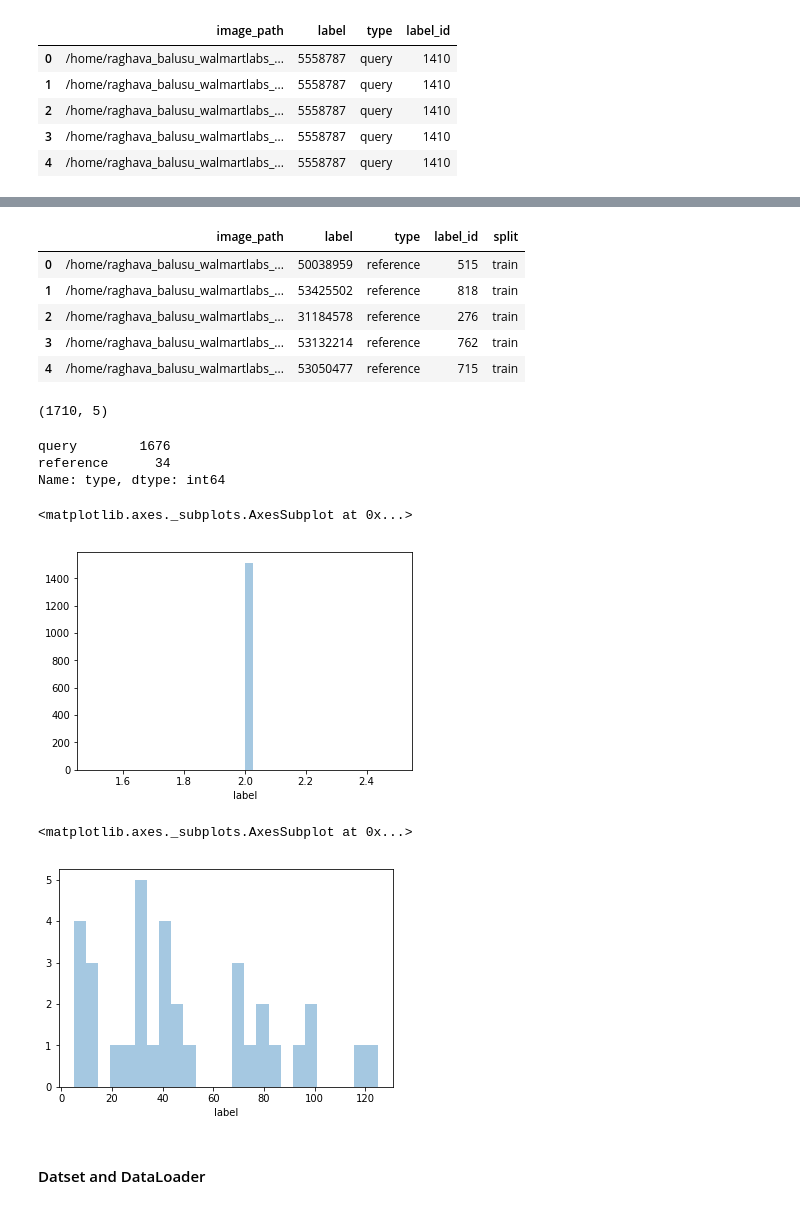
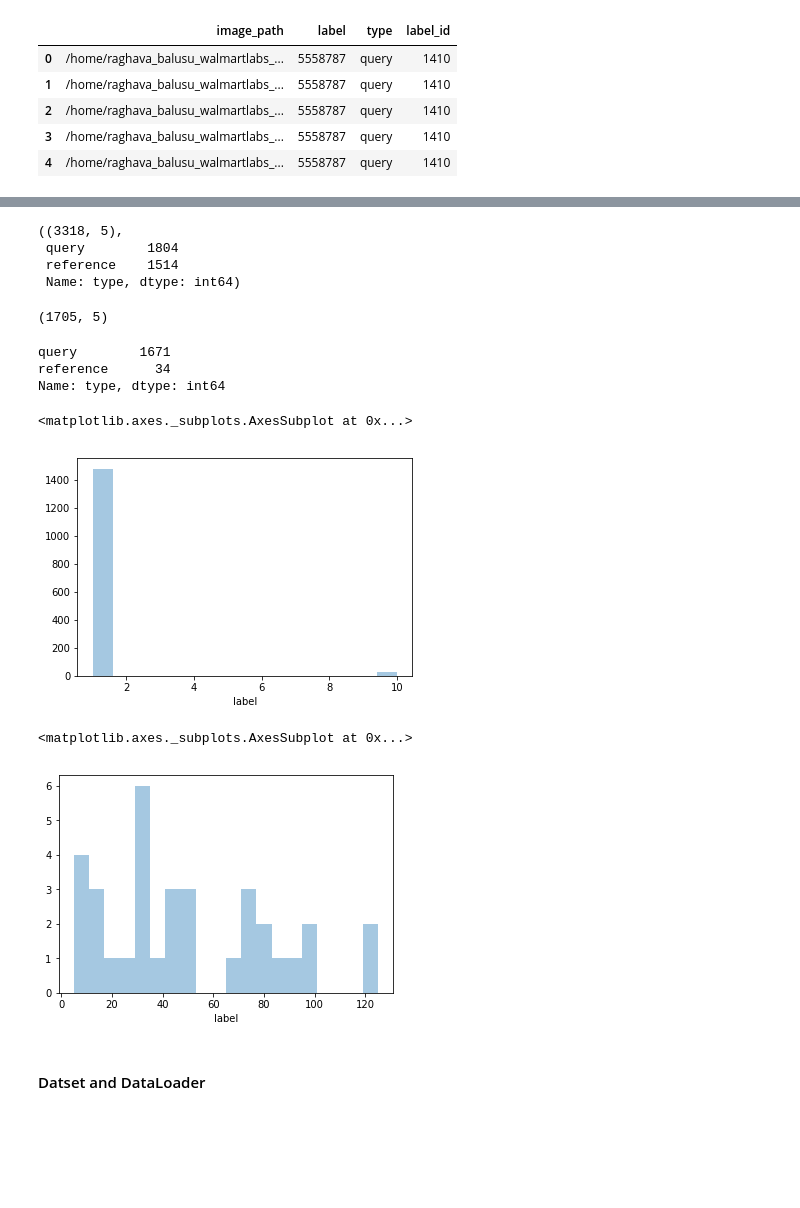
Before and after one commit to raghavab1992/protonet-fine-grained-clf, a Jupyter notebook: app/whale/BrainCorpDataset_ProtoNet.ipynb, the cells around one changed output, grey strips where cells are left out. Drawn from its saved outputs; the diff is of its cells as text; code cells hidden in the pictures; blank space fills up the shorter version.

Commit message:
training with 10 query images and changed NSHOT sampler to replace=True if enuf query images are not available

```diff
--- a/app/whale/BrainCorpDataset_ProtoNet.ipynb
+++ b/app/whale/BrainCorpDataset_ProtoNet.ipynb
@@ -75,6 +75,9 @@ query_df['label'] = query_df.label.map(lambda x : item_mapping[x])
 query_df['type'] = 'query'
 query_df['label_id'] = le.transform(query_df.label.values)
 
+query_df.drop_duplicates(inplace=True)
+query_df.drop(query_df[query_df.image_path =='/home/raghava_balusu_walmartlabs_com/Work/oneshotml/data/braincorp_data/query_images/SamsClub6235_031020_074323_818345_4.jpg'].index.values, axis=0, inplace=True)
+query_df.reset_index(drop=True, inplace=True)
 query_df.head()
 # %% [output]
 |  | image_path | label | type | label_id |
@@ -114 +119,4 @@ test_labels = list(img_df[img_df['type'] == 'query']['label'].unique())
+# %%
+trn_qimgs = qdf.groupby('label').apply(lambda x: x[:10]).reset_index(drop=True).image_path.values
+trn_qlabels = qdf[qdf.image_path.isin(trn_qimgs)].label.values
 # %%
@@ -121,7 +129,8 @@ img_df['split'] = 'train'
 # img_df.loc[img_df.label.isin(test_labels), 'split'] = 'valid'
 
 # For including all ref images in training and query images in valid; Will ad reference images in valid later
-img_df.loc[(img_df.label.isin(test_labels)) & (img_df.type == 'query'), 'split'] = 'valid'
+img_df.loc[img_df.type == 'query', 'split'] = 'valid'
+img_df.loc[(img_df.image_path.isin(trn_qimgs)) & (img_df.type == 'query'), 'split'] = 'train'
 # %%
 img_df.split.value_counts()
 # %% [output]
@@ -136,38 +146,36 @@ trn_df = trn_df.append([temp, temp], ignore_index=True).reset_index(drop=True)
-# %%
-trn_df.head()
-# %% [output]
-|  | image_path | label | type | label_id | split |
-| 0 | /home/raghava_balusu_walmartlabs_... | 50038959 | reference | 515 | train |
-| 1 | /home/raghava_balusu_walmartlabs_... | 53425502 | reference | 818 | train |
-| 2 | /home/raghava_balusu_walmartlabs_... | 31184578 | reference | 276 | train |
-| 3 | /home/raghava_balusu_walmartlabs_... | 53132214 | reference | 762 | train |
-| 4 | /home/raghava_balusu_walmartlabs_... | 53050477 | reference | 715 | train |
+# %%
+trn_df.shape, trn_df.type.value_counts()
+# %% [output]
+((3318, 5),
+ query        1804
+ reference    1514
+ Name: type, dtype: int64)
 # %%
-# val_df = img_df[img_df.split == 'valid']
+val_df = img_df[img_df.label.isin(query_df.label.unique())].reset_index(drop=True)
 
 # Getting reference and query images in img_df in test_labels@7.8k
-val_df = img_df[img_df.label.isin(test_labels)].reset_index(drop=True)
+# val_df = img_df[img_df.label.isin(test_labels)].reset_index(drop=True)
 # %%
 val_df.shape
 # %% [output]
-(1710, 5)
+(1705, 5)
 # %%
 val_df.type.value_counts()
 # %% [output]
-query        1676
+query        1671
 reference      34
 Name: type, dtype: int64
 # %%
 # trn_df[trn_df.type == 'query'].label.value_counts().hist(bins=25)
-sns.distplot(trn_df[trn_df.type == 'query'].label.value_counts(), norm_hist=False, kde=False)
+sns.distplot(trn_df[trn_df.type == 'query'].label.value_counts(), norm_hist=False, kde=False,bins=15)
 # %% [output]
 <matplotlib.axes._subplots.AxesSubplot at 0x...>
-[figure, old version]
+[figure, new version]
 # %%
-sns.distplot(val_df[val_df.type == 'query'].label.value_counts(), norm_hist=False, kde=False, bins= 25)
+sns.distplot(val_df[val_df.type == 'query'].label.value_counts(), norm_hist=False, kde=False, bins= 20)
 # %% [output]
 <matplotlib.axes._subplots.AxesSubplot at 0x...>
-[figure, old version]
+[figure, new version]
 # %% [markdown]
 #### Datset and DataLoader
 # %%
```
Also changed, not shown: parts of 35 cells of this notebook.
